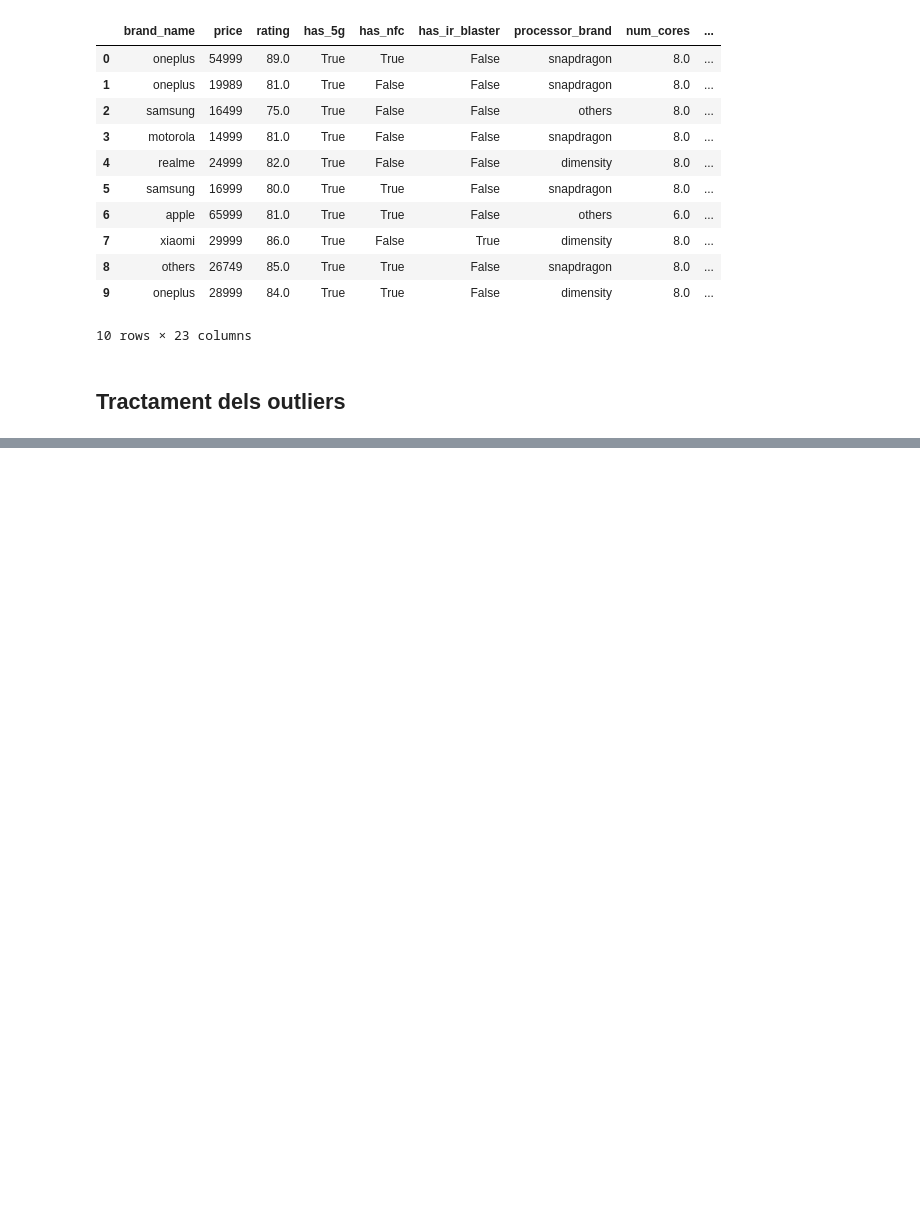
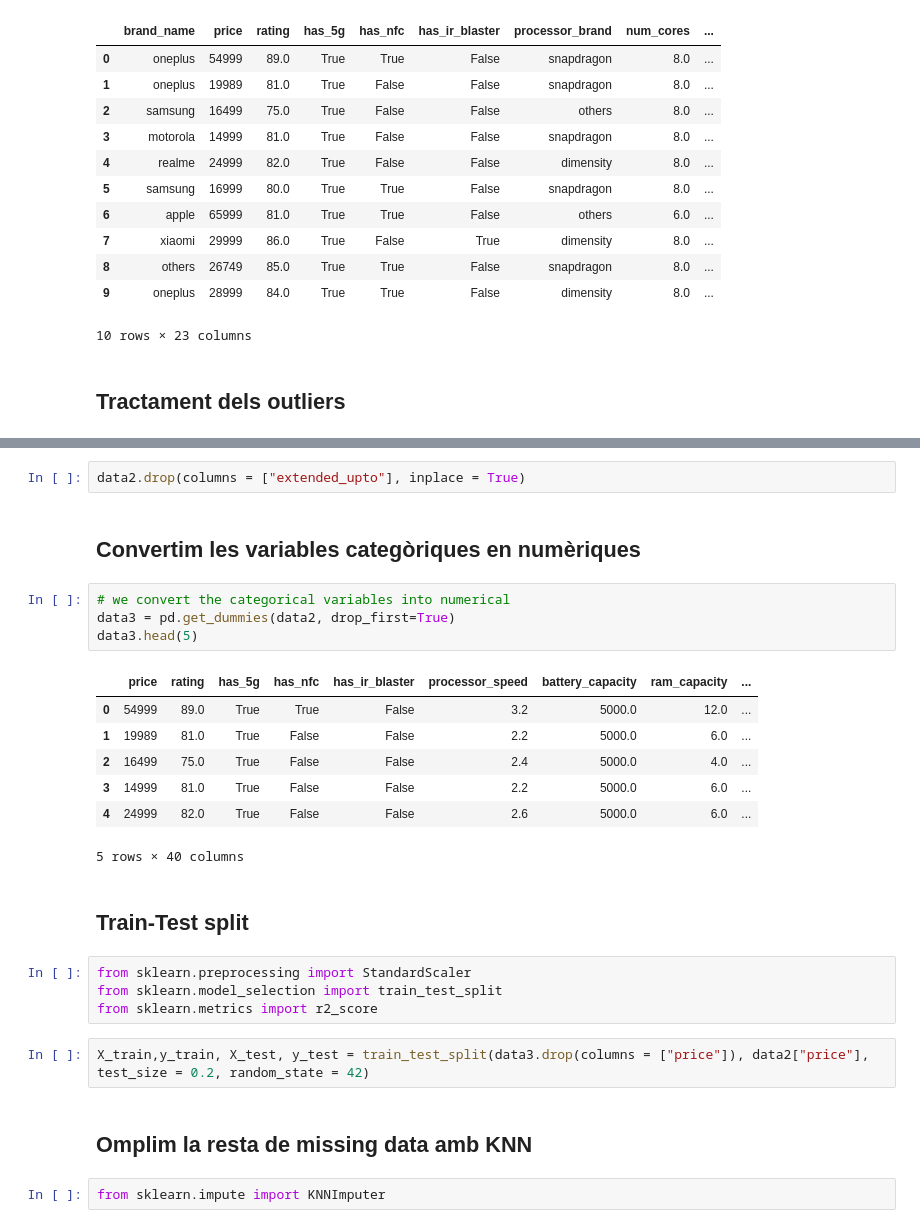
Before and after one commit to Nifel13/Smartphone-predictor, a Jupyter notebook: esmarfon_predict.ipynb, the cells around one changed output, grey strips where cells are left out. Cells and saved outputs as stored; diff of their text form; blank space fills up the shorter version.

Commit message:
preprocessing casi acabat

```diff
--- a/esmarfon_predict.ipynb
+++ b/esmarfon_predict.ipynb
@@ -241,0 +274,28 @@ plt.show()
+# %%
+data2.drop(columns = ["extended_upto"], inplace = True)
+# %% [markdown]
+## Convertim les variables categòriques en numèriques
+# %%
+# we convert the categorical variables into numerical
+data3 = pd.get_dummies(data2, drop_first=True)
+data3.head(5)
+# %% [output]
+|  | price | rating | has_5g | has_nfc | has_ir_blaster | processor_speed | battery_capacity | ram_capacity | ... |
+| 0 | 54999 | 89.0 | True | True | False | 3.2 | 5000.0 | 12.0 | ... |
+| 1 | 19989 | 81.0 | True | False | False | 2.2 | 5000.0 | 6.0 | ... |
+| 2 | 16499 | 75.0 | True | False | False | 2.4 | 5000.0 | 4.0 | ... |
+| 3 | 14999 | 81.0 | True | False | False | 2.2 | 5000.0 | 6.0 | ... |
+| 4 | 24999 | 82.0 | True | False | False | 2.6 | 5000.0 | 6.0 | ... |
+5 rows × 40 columns
+# %% [markdown]
+## Train-Test split
+# %%
+from sklearn.preprocessing import StandardScaler
+from sklearn.model_selection import train_test_split
+from sklearn.metrics import r2_score
+# %%
+X_train,y_train, X_test, y_test = train_test_split(data3.drop(columns = ["price"]), data2["price"], test_size = 0.2, random_state = 42)
+# %% [markdown]
+## Omplim la resta de missing data amb KNN
+# %%
+from sklearn.impute import KNNImputer
```
Also changed, not shown: parts of 9 cells of this notebook.
